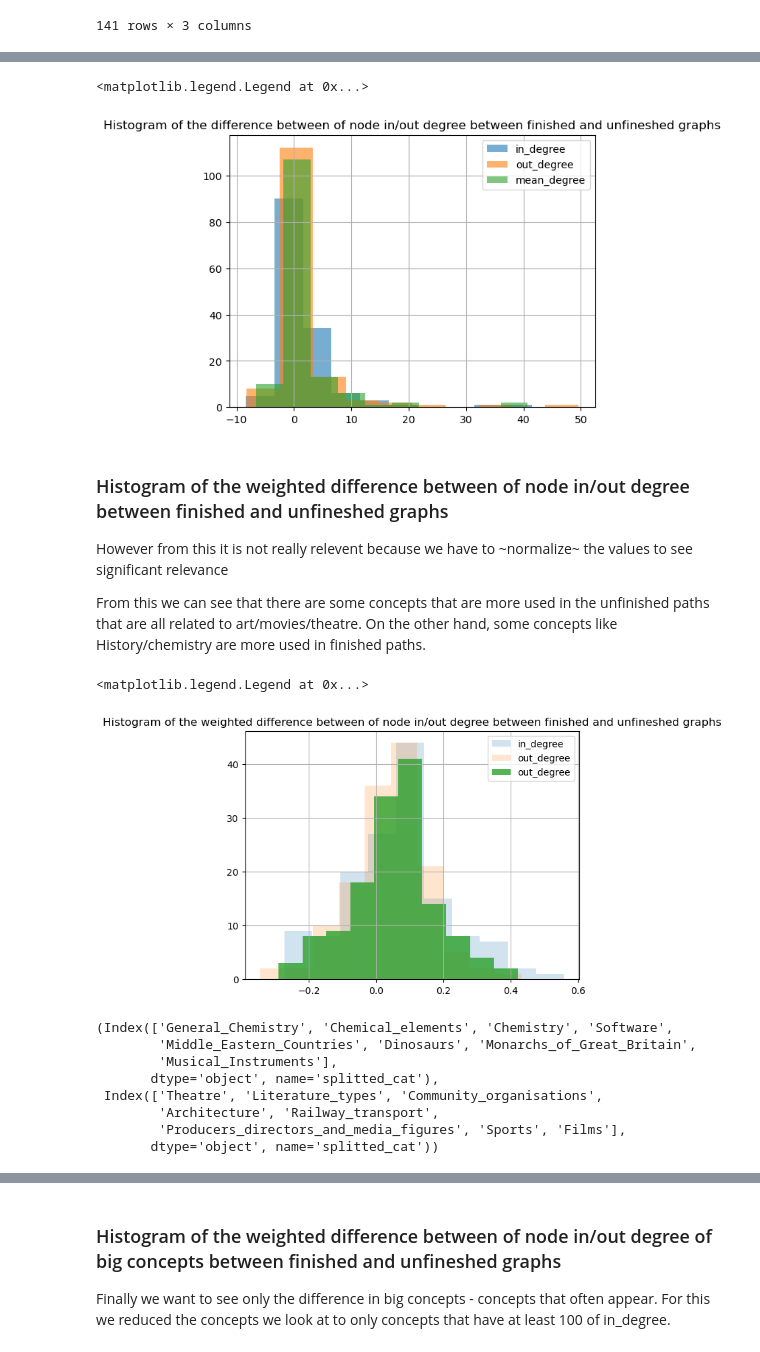
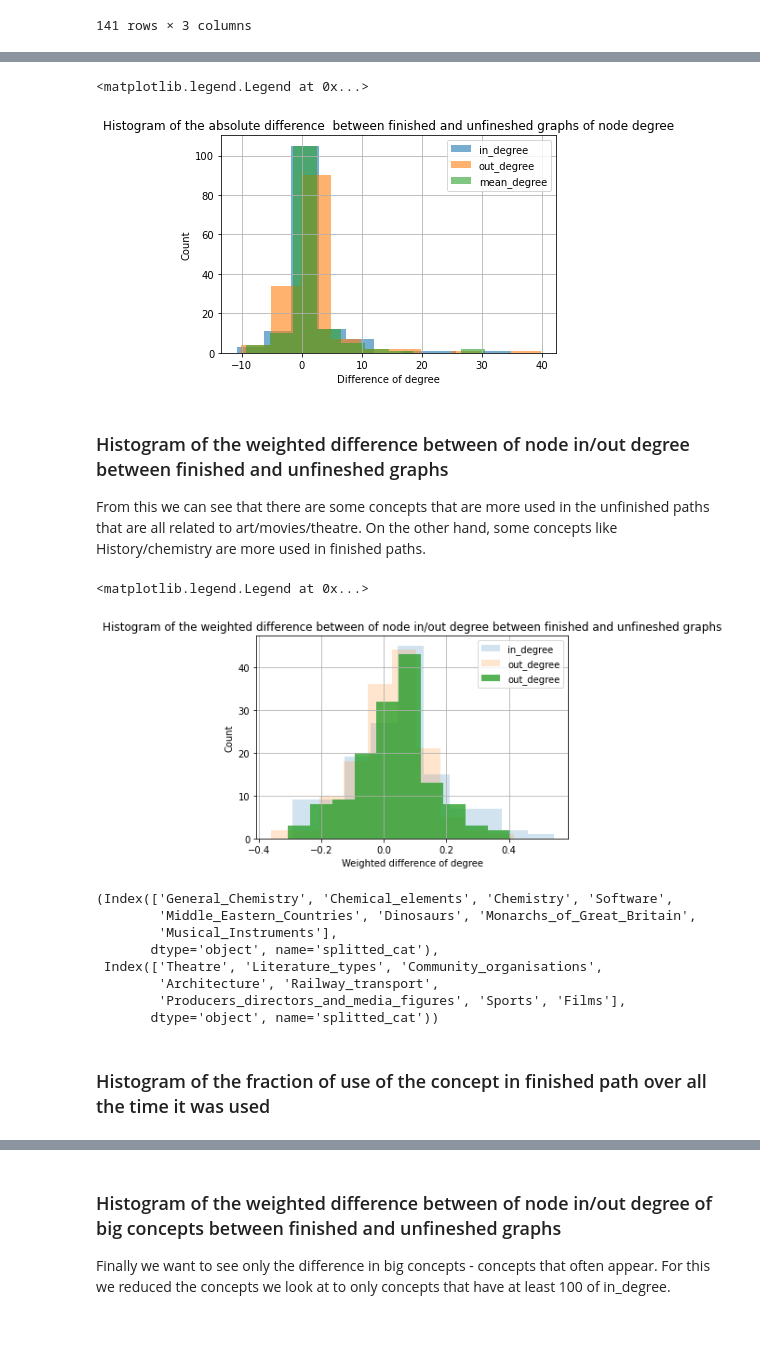
Before and after one commit to epfl-ada/ada-2022-project-7yobananaboy7, a Jupyter notebook: Cluster pages .ipynb, the cells around one changed output, grey strips where cells are left out. Saved outputs shown, nothing was run; the diff lists cells and outputs as text; code cells hidden in the pictures.

```diff
--- a/Cluster pages .ipynb
+++ b/Cluster pages .ipynb
@@ -5,7 +5,13 @@ import matplotlib.pyplot as plt
 %load_ext autoreload
 %autoreload 2
 # %%
+# get the data
 articles, categories, links, paths_finished, paths_unfinished, paths_all, shortest_path_distance = load_data()
+
+#remove the paths that has only a starting point and are not of our interest
+paths_unfinished = paths_unfinished[paths_unfinished.pathLength > 1]
+
+# Create the graphs of interest
 G_paths, G_links = get_graphs(paths_all,links)
 G_paths_finished, _ = get_graphs(paths_finished,links)
 G_paths_unfinished, _ = get_graphs(paths_unfinished,links)
@@ -100,6 +111,8 @@ categories_all['weighted_diff_out'] = categories_all.apply(lambda x:
             (x.frac_out_deg_finished - x.frac_out_deg_unfinished) /(x.frac_out_deg_finished + x.frac_out_deg_unfinished), axis = 1)
 categories_all['weighted_diff_mean_in_out'] = categories_all.apply(lambda x:
             (x.frac_mean_in_out_deg_finished - x.frac_mean_in_out_deg_unfinished)/(x.frac_mean_in_out_deg_finished + x.frac_mean_in_out_deg_unfinished), axis = 1)
+categories_all['frac_finished_for_degree'] = categories_all.apply(lambda x:
+            (x.frac_mean_in_out_deg_finished)/(x.frac_mean_in_out_deg_finished + x.frac_mean_in_out_deg_unfinished), axis = 1)
 
 categories_all['diff_finished'] = categories_all.apply(lambda x:
             (x.frac_in_deg_finished - x.frac_out_deg_finished) , axis = 1)
@@ -128,28 +149,32 @@ First we plot the difference between of node in/out degree between finished and
 # %%
 def get_first_last(n, df, cat):
     df_sorted_cat = df[cat].sort_values().index
     return df_sorted_cat[-n :][::-1], df_sorted_cat[:n]
 
-categories_all.diff_in.hist(alpha = 0.6, label = 'in_degree').set_title('Histogram of the difference between of node in/out degree between finished and unfineshed graphs')
+categories_all.diff_in.hist(alpha = 0.6, label = 'in_degree').set_title('Histogram of the absolute difference  between finished and unfineshed graphs of node degree')
 categories_all.diff_out.hist(alpha = 0.6, label = 'out_degree')
 categories_all.diff_mean_in_out.hist(alpha = 0.6, label = 'mean_degree')
+plt.xlabel('Difference of degree')
+plt.ylabel('Count')
 plt.legend()
 # %% [output]
 <matplotlib.legend.Legend at 0x...>
-[figure, old version]
+[figure, new version]
 # %% [markdown]
 ### Histogram of the weighted difference between of node in/out degree between finished and unfineshed graphs
-However from this it is not really relevent because we have to ~normalize~ the values to see significant relevance
 
 From this we can see that there are some concepts that are more used in the unfinished paths that are all related to art/movies/theatre. On the other hand, some concepts like History/chemistry are more used in finished paths.
 # %%
 categories_all.weighted_diff_in.hist(alpha = 0.2, label = 'in_degree').set_title('Histogram of the weighted difference between of node in/out degree between finished and unfineshed graphs')
 categories_all.weighted_diff_out.hist(alpha = 0.2, label = 'out_degree')
 categories_all.weighted_diff_mean_in_out.hist(alpha = 0.8, label = 'out_degree')
+
+plt.xlabel('Weighted difference of degree')
+plt.ylabel('Count')
 plt.legend()
 # %% [output]
 <matplotlib.legend.Legend at 0x...>
-[figure, old version]
+[figure, new version]
 # %%
 get_first_last(8, categories_all, 'weighted_diff_mean_in_out')
 # %% [output]
@@ -161,3 +186,5 @@ get_first_last(8, categories_all, 'weighted_diff_mean_in_out')
         'Architecture', 'Railway_transport',
         'Producers_directors_and_media_figures', 'Sports', 'Films'],
        dtype='object', name='splitted_cat'))
+# %% [markdown]
+### Histogram of the fraction of use of the concept in finished path over all the time it was used
```
Also changed, not shown: parts of 14 cells of this notebook, 3 other files.
